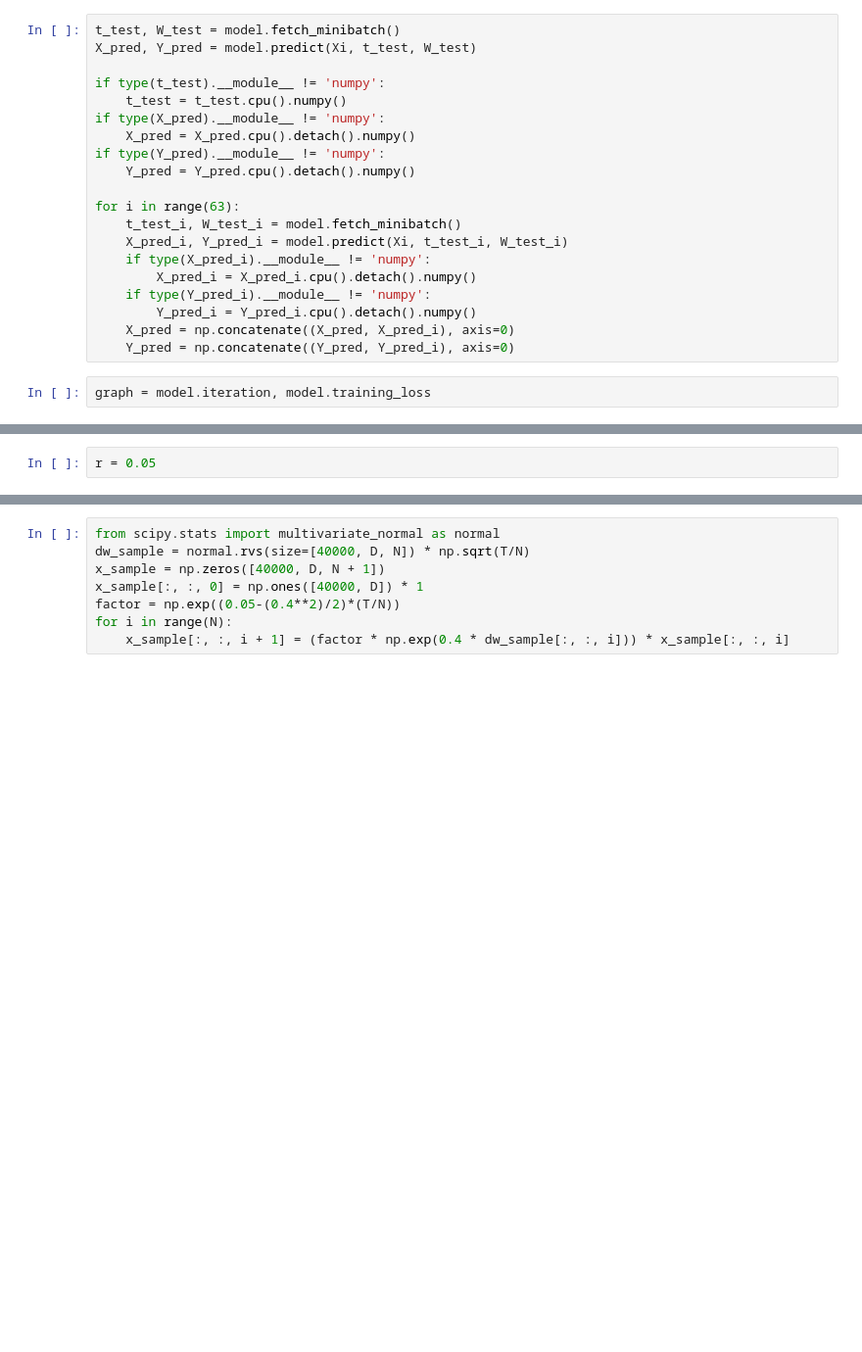
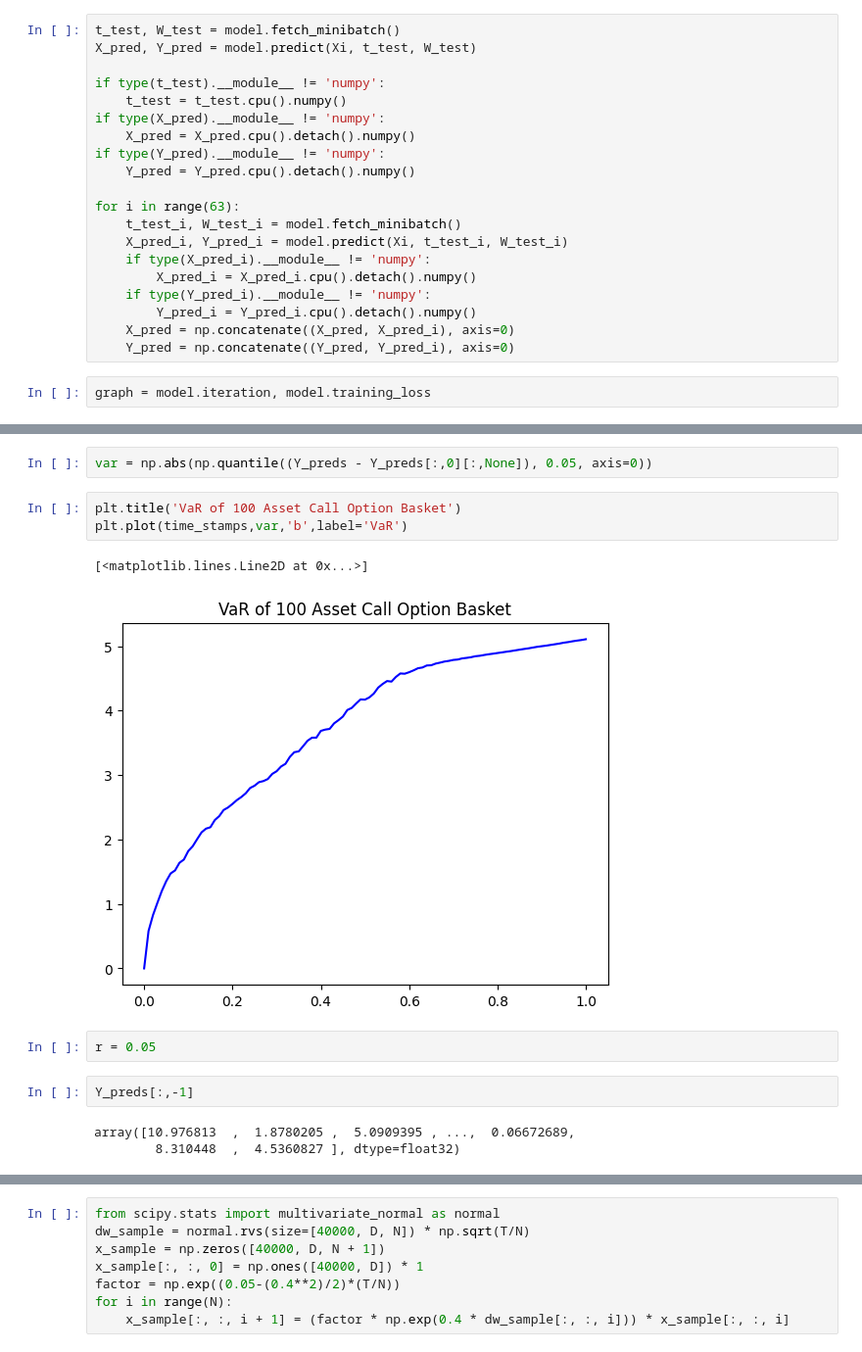
Before and after one commit to Aadhithya-06/Final-Year-Project, a Jupyter notebook: CallOptionsBasket.ipynb, the cells around one changed output, grey strips where cells are left out. Shown at 98% size. Drawn from its saved outputs; the diff is of its cells as text; blank space fills up the shorter version.

```diff
--- a/CallOptionsBasket.ipynb
+++ b/CallOptionsBasket.ipynb
@@ -130,5 +149,18 @@ array([0.   , 0.005, 0.01 , 0.015, 0.02 , 0.025, 0.03 , 0.035, 0.04 ,
+# %%
+var = np.abs(np.quantile((Y_preds - Y_preds[:,0][:,None]), 0.05, axis=0))
+# %%
+plt.title('VaR of 100 Asset Call Option Basket')
+plt.plot(time_stamps,var,'b',label='VaR')
+# %% [output]
+[<matplotlib.lines.Line2D at 0x...>]
+[figure, added]
 # %%
 r = 0.05
+# %%
+Y_preds[:,-1]
+# %% [output]
+array([10.976813  ,  1.8780205 ,  5.0909395 , ...,  0.06672689,
+        8.310448  ,  4.5360827 ], dtype=float32)
 # %%
 epe = np.mean(np.exp(-r*time_stamps) * np.maximum(Y_preds,0),axis=0)
 epe
```
Also changed, not shown: parts of 18 cells of this notebook, 7 other files.
